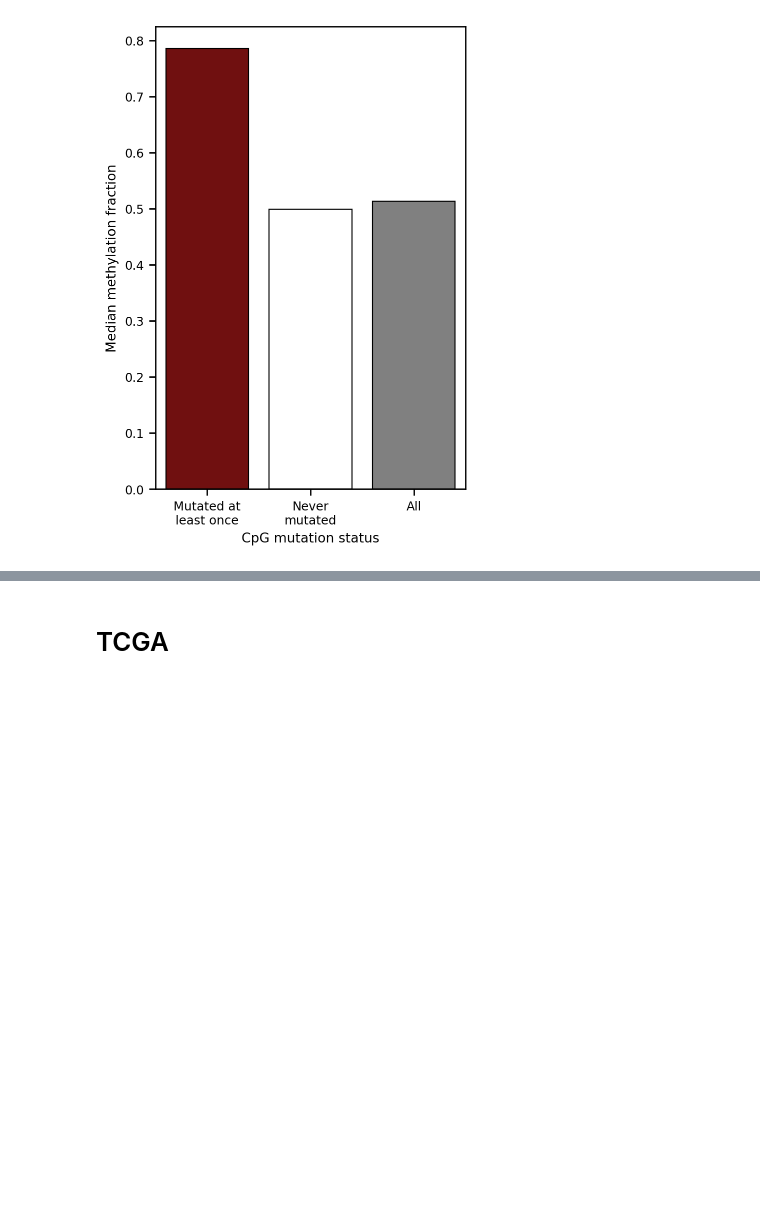
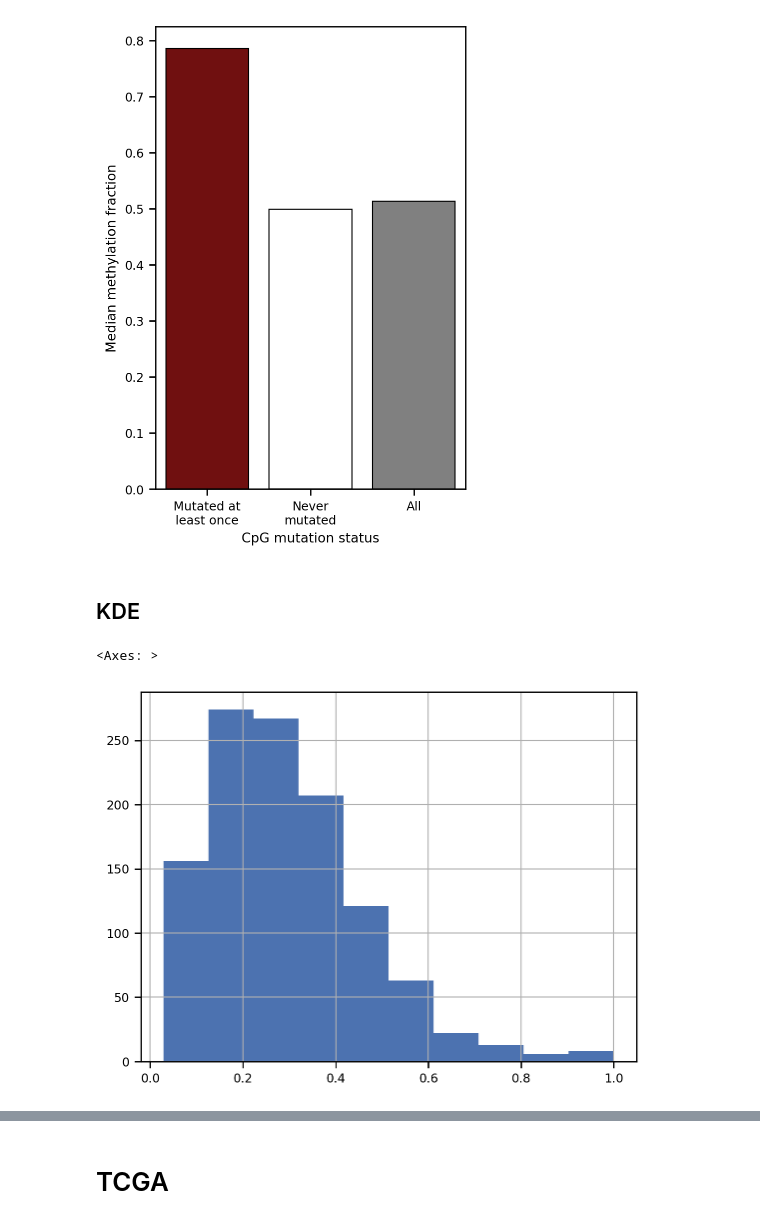
Before and after one commit to zanekoch/methylation_and_mutation, a Jupyter notebook: figure1_042023.ipynb, the cells around one changed output, grey strips where cells are left out. Drawn from its saved outputs; the diff is of its cells as text; code cells hidden in the pictures; blank space fills up the shorter version.

```diff
--- a/figure1_042023.ipynb
+++ b/figure1_042023.ipynb
@@ -140,3 +111,21 @@ sns.barplot(data = to_plot.T.reset_index().rename(columns = {'index': 'CpG mutat
 plt.savefig("/cellar/users/zkoch/methylation_and_mutation/output_dirs/final_figures/figure1/figure1C_ICGC_median_methyl_by_mutated.svg",format='svg', dpi = 300)
 # %% [output]
 [figure]
+# %% [markdown]
+## KDE
+# %%
+icgc_mut_in_measured_cpg_df = utils.join_df_with_illum_cpg(icgc_mut_w_age_df, illumina_cpg_locs_df, icgc_methyl_age_df_t)
+mutated_atleast_once = icgc_mut_in_measured_cpg_df['#id'].to_list()
+never_mutated = list(
+    set(icgc_methyl_age_df_t.iloc[:,3:].columns)
+    - set(mutated_atleast_once)
+    )
+# %%
+icgc_mut_in_measured_cpg_df['methyl_fraction'] = utils.get_methyl_fractions(icgc_mut_in_measured_cpg_df, icgc_methyl_age_df_t)
+icgc_mut_in_measured_cpg_df['avg_methyl_frac'] = icgc_methyl_age_df_t[icgc_mut_in_measured_cpg_df['#id']].mean().values
+icgc_mut_in_measured_cpg_df['difference'] = icgc_mut_in_measured_cpg_df['methyl_fraction'] - icgc_mut_in_measured_cpg_df['avg_methyl_frac']
+# %%
+icgc_mut_in_measured_cpg_df['DNA_VAF'].hist()
+# %% [output]
+<Axes: >
+[figure, added]
```
Also changed, not shown: parts of 20 cells of this notebook, 11 other files.
